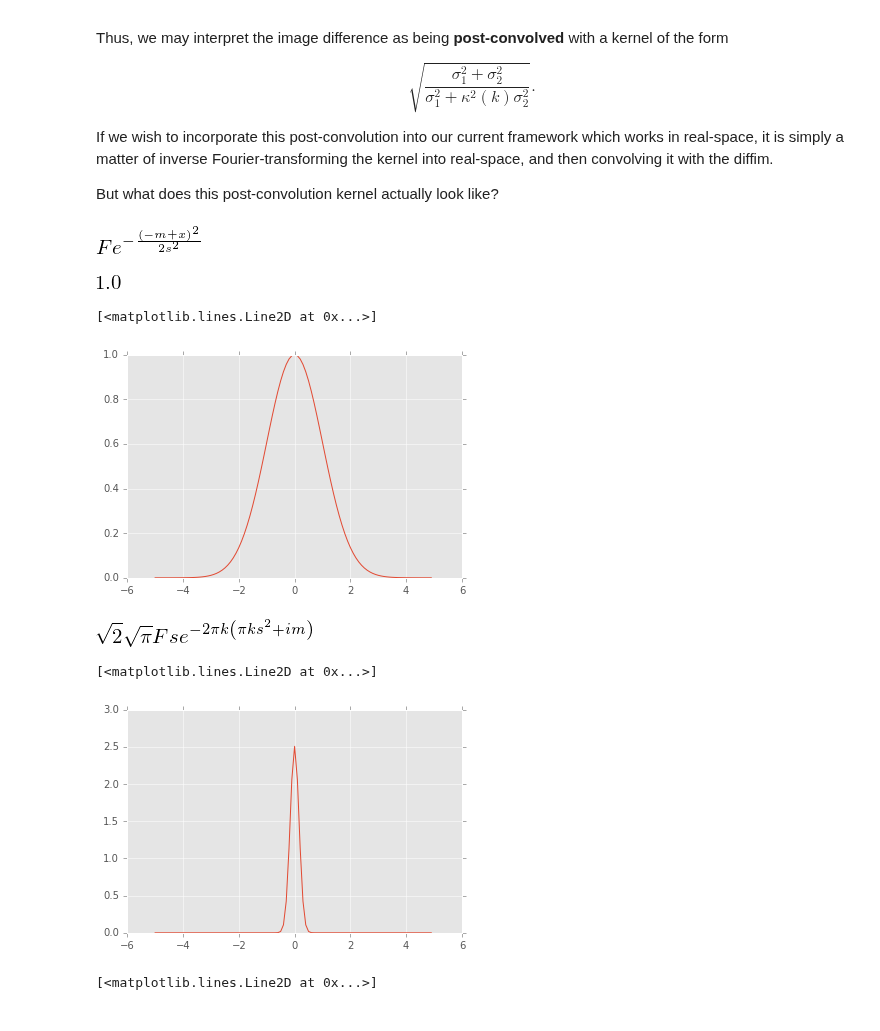
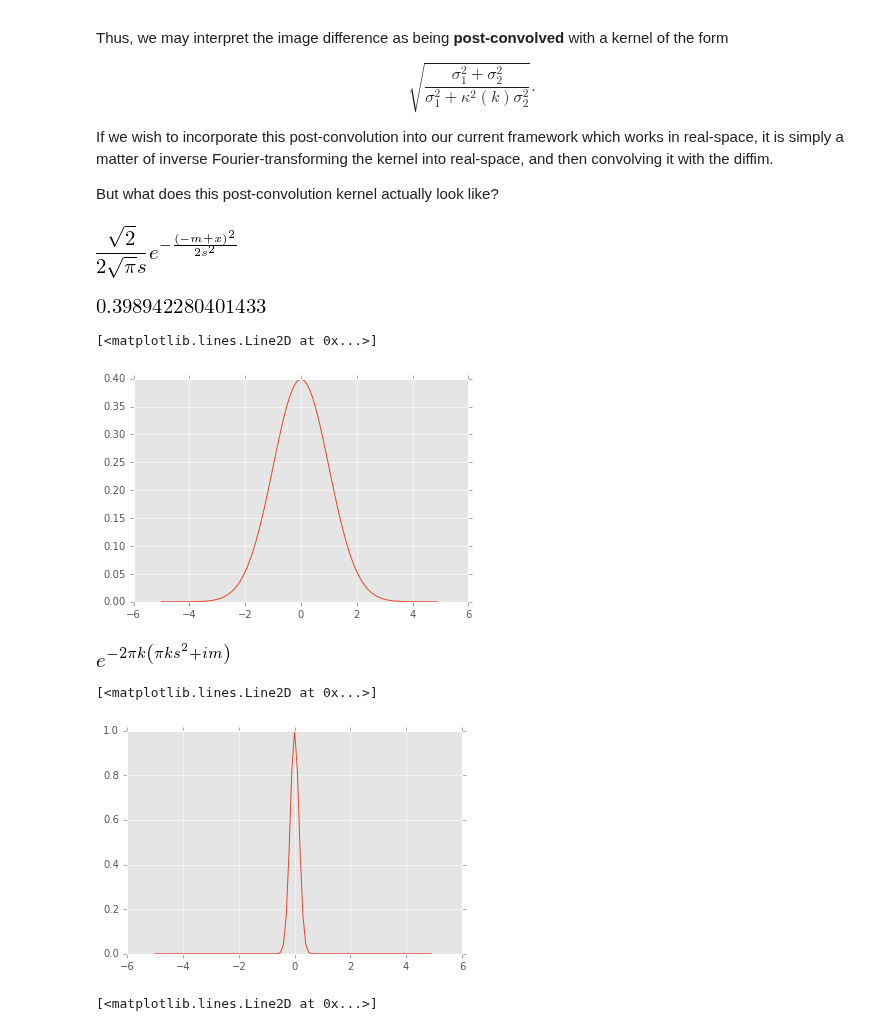
Before and after one commit to lsst-dm/diffimTests, a Jupyter notebook: 1. Understand Lupton(ZOGY) "post convolution" kernel.ipynb, the cells around one changed output. Cells and saved outputs as stored; diff of their text form; code cells hidden in the pictures.

```diff
--- a/1. Understand Lupton(ZOGY) "post convolution" kernel.ipynb
+++ b/1. Understand Lupton(ZOGY) "post convolution" kernel.ipynb
@@ -27,14 +27,14 @@ from sympy.interactive import printing
 sym.init_printing()
 # %%
 x,F,m,s,k,n = sym.symbols("x F m s k n")
-G = F * sym.exp(-(x-m)**2/(2*s**2))
+G = 1/(s*sym.sqrt(2*sym.pi)) * sym.exp(-(x-m)**2/(2*s**2))
 G
 # %% [output]
-[figure, old version]
+[figure, new version]
 # %%
-G.evalf(subs={x: 0, F: 1, m: 0, s: 1})
+G.evalf(subs={x: 0, m: 0, s: 1})
 # %% [output]
-[figure, old version]
+[figure, new version]
 # %%
 import numpy as np
 %matplotlib inline
@@ -42,22 +42,22 @@ import matplotlib.pyplot as plt
 import matplotlib
 matplotlib.style.use('ggplot')
 
-qq = [G.evalf(subs={x: xx, F: 1, m: 0, s: 1}) for xx in np.arange(-5,5,0.1)]
+qq = [G.evalf(subs={x: xx, m: 0, s: 1}) for xx in np.arange(-5,5,0.1)]
 plt.plot(np.arange(-5,5,0.1), qq)
 # %% [output]
 [<matplotlib.lines.Line2D at 0x...>]
-[figure, old version]
+[figure, new version]
 # %%
 H = sym.fourier_transform(G, x, k)
 H
 # %% [output]
-[figure, old version]
+[figure, new version]
 # %%
-qq = [H.evalf(subs={k: xx, F: 1, m: 0, s: 1}) for xx in np.arange(-5,5,0.1)]
+qq = [H.evalf(subs={k: xx, m: 0, s: 1}) for xx in np.arange(-5,5,0.1)]
 plt.plot(np.arange(-5,5,0.1), qq)
 # %% [output]
 [<matplotlib.lines.Line2D at 0x...>]
-[figure, old version]
+[figure, new version]
 # %%
 D = sym.KroneckerDelta(x, 3.0)
 xrange = np.arange(-4,4,0.01)
```
Also changed, not shown: parts of 4 cells of this notebook.
